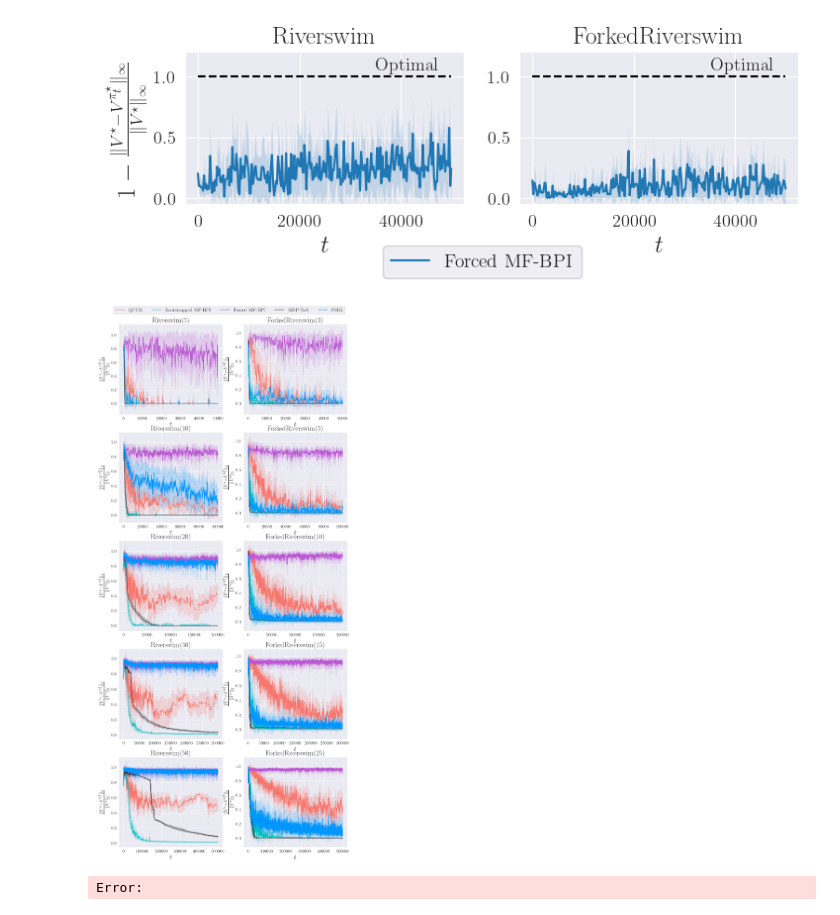
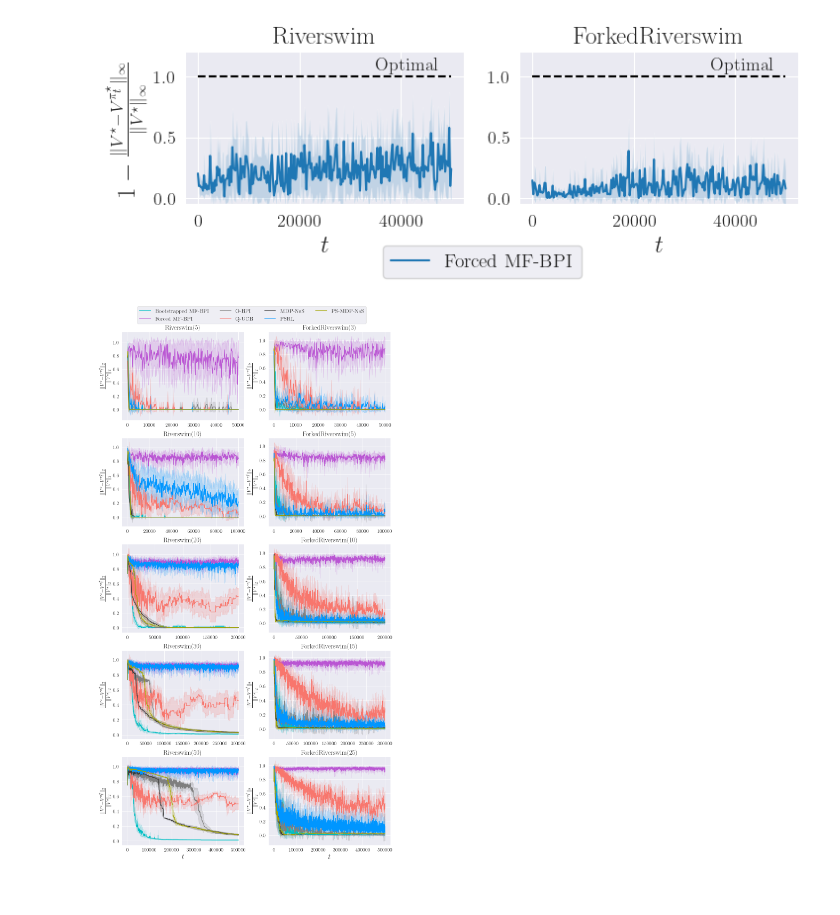
Before and after one commit to rssalessio/ModelFreeActiveExplorationRL, a Jupyter notebook: RiverSwim/make_plots.ipynb, the cells around one changed output. Cells and saved outputs as stored; diff of their text form; code cells hidden in the pictures.

```diff
--- a/RiverSwim/make_plots.ipynb
+++ b/RiverSwim/make_plots.ipynb
@@ -73,7 +81,8 @@ lengths = [
     (50, EnvType.RIVERSWIM),
     (25, EnvType.FORKED_RIVERSWIM)
     ]
-agents = [AgentType.Q_UCB, AgentType.BAYES_MFBPI, AgentType.FORCED_MFBPI, AgentType.MDP_NAS, AgentType.PSRL] #AgentType.Q_UCB,  , AgentType.FORCED_MFBPI]
+agents = [AgentType.Q_UCB, AgentType.BAYES_MFBPI, AgentType.FORCED_MFBPI, AgentType.MDP_NAS, AgentType.PSRL,
+          AgentType.O_BPI, AgentType.PS_MDP_NAS]
 
 data: Dict[Tuple[int, EnvType, AgentType],  SequencedResults] = {}
 for env_type, agent in product(lengths, agents):
@@ -105,10 +114,12 @@ for env_type, agent in product(lengths, agents):
 # %%
-labels = {
+labels_agents = {
     AgentType.PSRL: 'PSRL',
     AgentType.Q_UCB: 'Q-UCB',
     AgentType.MDP_NAS: 'MDP-NaS',
     AgentType.BAYES_MFBPI: 'Bootstrapped MF-BPI',
-    AgentType.FORCED_MFBPI: 'Forced MF-BPI'
+    AgentType.FORCED_MFBPI: 'Forced MF-BPI',
+    AgentType.O_BPI: 'O-BPI',
+    AgentType.PS_MDP_NAS: 'PS-MDP-NaS'
 }
 
 def find_first_below_threshold(matrix, threshold=0.05):
@@ -136,7 +147,7 @@ for length, env_type in lengths:
         x = data[(length, env_type, agent)].dist_value_infinity / np.max(Vgreedy)
         idxs =  1 - x[:,-1] #find_first_below_threshold(x)* data[(length, env_type, agent)].simulation_parameters.frequency_evaluation
         for i in idxs:
-            df.loc[len(df)] = [length, env_type.value, labels[agent], i]
+            df.loc[len(df)] = [length, env_type.value, labels_agents[agent], i]
 # %%
 TITLE_SIZE = 22
 LEGEND_SIZE = 15
@@ -270,12 +347,11 @@ plt.show()
 # %% [output]
 [figure]
 # %%
-TITLE_SIZE = 22
+TITLE_SIZE = 18
 LEGEND_SIZE = 15
 TICK_SIZE = 14
-AXIS_TITLE = 22
-XAXIS_LABEL = 22
-AXIS_LABEL = 22
+AXIS_TITLE = 18
+AXIS_LABEL = 20
 FONT_SIZE = 14
 
 rc_parameters = {
@@ -293,19 +369,14 @@ rc_parameters = {
         r'\usepackage{amsmath}',
     ]
 }
+agents = [AgentType.BAYES_MFBPI, AgentType.FORCED_MFBPI, AgentType.O_BPI, AgentType.Q_UCB,   AgentType.MDP_NAS, AgentType.PSRL,
+           AgentType.PS_MDP_NAS]
 plt.rcParams.update(rc_parameters)
 sns.set_style("darkgrid", rc=rc_parameters)
 
-fig, ax = plt.subplots(5, 2 ,figsize=(13,30))
-colors = ['#f8766d', '#00bfc4', 'mediumorchid','#3B3B3B','#0096FF','#a3a500']
-labels = {
-    AgentType.Q_UCB: "QUCB",
-    AgentType.Q_LEARNING: "Q-learning",
-    AgentType.BAYES_MFBPI: "Bootstrapped MF-BPI",
-    AgentType.FORCED_MFBPI: "Forced MF-BPI",
-    AgentType.PSRL: "PSRL",
-    AgentType.MDP_NAS: "MDP-NaS"
-}
+fig, ax = plt.subplots(5, 2 ,figsize=(13,25))
+colors = ['#00bfc4', 'mediumorchid', '#7f7f7f','#f8766d', '#3B3B3B','#0096FF','#a3a500',]
+
 linestyle = {
     AgentType.Q_UCB: "solid",
     AgentType.Q_LEARNING: "solid",
@@ -313,6 +384,8 @@ linestyle = {
     AgentType.FORCED_MFBPI: "solid",
     AgentType.PSRL: "solid",
     AgentType.MDP_NAS: "solid",
+    AgentType.O_BPI: 'solid',
+    AgentType.PS_MDP_NAS: 'solid'
 }
 
 id_l = 0
@@ -333,36 +406,35 @@ for length, env_type in lengths:
         parameters=  data[(length, env_type, agent)].simulation_parameters
         x = range(0, parameters.horizon + 1, parameters.frequency_evaluation)
 
         df = pd.DataFrame(data[(length, env_type, agent)].dist_value / np.linalg.norm(Vgreedy))
         df = df.stack().reset_index()
         df.columns = ['Run', 't', 'Value']
         alpha = 0.05  # Adjust this for the desired confidence level (e.g., 0.05 for 95% confidence intervals)
         grouped_data = df.groupby('t')['Value'].agg(['mean', 'sem'])
         grouped_data['lower'] = grouped_data['mean'] - t.ppf(1 - alpha/2, len(data)-1) * grouped_data['sem']
         grouped_data['upper'] = grouped_data['mean'] + t.ppf(1 - alpha/2, len(data)-1) * grouped_data['sem']
         grouped_data.reset_index(inplace=True)
-        ax[id_l, id_e].plot(grouped_data['t'] * parameters.frequency_evaluation, grouped_data['mean'],label=labels[agent], linestyle=linestyle[agent], color=colors[agent_id])
+        ax[id_l, id_e].plot(grouped_data['t'] * parameters.frequency_evaluation, grouped_data['mean'],label=labels_agents[agent], linestyle=linestyle[agent], color=colors[agent_id])
         ax[id_l, id_e].fill_between(grouped_data['t'] * parameters.frequency_evaluation, grouped_data['lower'], grouped_data['upper'], alpha=0.2,  color=colors[agent_id])
 
         #mu, ce = CE(data[(length, env_type, agent)].dist_value / np.linalg.norm(Vgreedy))
         #ax[id_l, id_e].plot(x, mu, label=labels[agent], linestyle=linestyle[agent], color=colors[agent_id])
         #ax[id_l, id_e].fill_between(x, mu-ce, mu+ce, alpha=0.2)
         #sns.lineplot(x='t', y='Value', data=df, errorbar=('ci', 95))
     #ax[id_l, id_e].grid()
     #if id_l == 0:
     ax[id_l, id_e].set_title(r'\textrm{' + f'{env_type.value}({length})' + '}')
 
     ax[id_l, id_e].set_ylabel(r'$\frac{\|V^\star - V^{\pi_t^\star}\|_2}{\|V^\star\|_2}$')
 
-    # if id_l == 4:
-    ax[id_l, id_e].set_xlabel('$t$')
+    if id_l == 4:
+        ax[id_l, id_e].set_xlabel('$t$')
 
 # plt.subplots_adjust(wspace=0.05)
 handles, labels = ax[0,0].get_legend_handles_labels()
-fig.legend(handles, labels, loc='upper center', bbox_to_anchor=(0.5, .91), frameon=True, ncols = len(handles))
+fig.legend(handles, labels, loc='upper center', bbox_to_anchor=(0.5, .922), frameon=True, ncols = 4)
 
 plt.savefig('figures/full.pdf', bbox_inches='tight')
 plt.show()
 # %% [output]
-[figure, old version]
+[figure, new version]
-Error:
```
Also changed, not shown: parts of 4 cells of this notebook, 4 other files.
